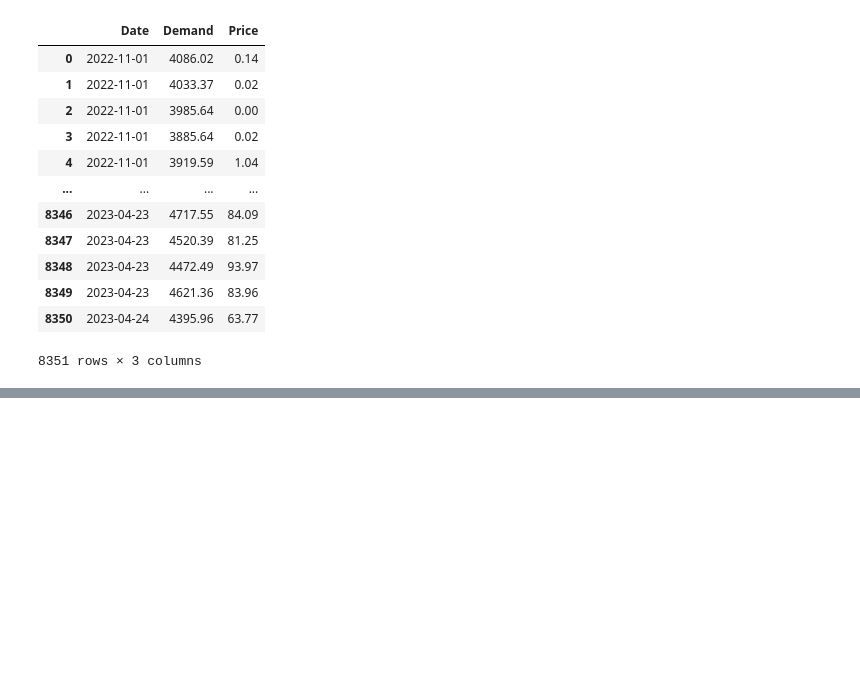
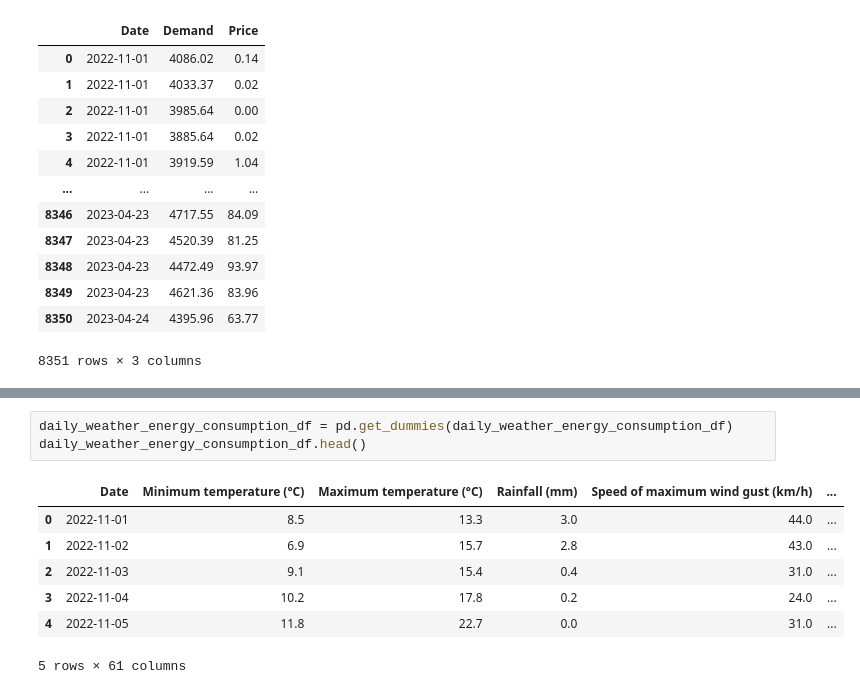
Before and after one commit to Alphaomegainfinity/energy_consumption_vs_weather, a Jupyter notebook: main.ipynb, the cells around one changed output, grey strips where cells are left out. Drawn from its saved outputs; the diff is of its cells as text; blank space fills up the shorter version.

```diff
--- a/main.ipynb
+++ b/main.ipynb
@@ -295,0 +349,11 @@ price_demand
+# %%
+daily_weather_energy_consumption_df = pd.get_dummies(daily_weather_energy_consumption_df)
+daily_weather_energy_consumption_df.head()
+# %% [output]
+|  | Date | Minimum temperature (°C) | Maximum temperature (°C) | Rainfall (mm) | Speed of maximum wind gust (km/h) | ... |
+| 0 | 2022-11-01 | 8.5 | 13.3 | 3.0 | 44.0 | ... |
+| 1 | 2022-11-02 | 6.9 | 15.7 | 2.8 | 43.0 | ... |
+| 2 | 2022-11-03 | 9.1 | 15.4 | 0.4 | 31.0 | ... |
+| 3 | 2022-11-04 | 10.2 | 17.8 | 0.2 | 24.0 | ... |
+| 4 | 2022-11-05 | 11.8 | 22.7 | 0.0 | 31.0 | ... |
+5 rows × 61 columns
```
Also changed, not shown: parts of 17 cells of this notebook.
